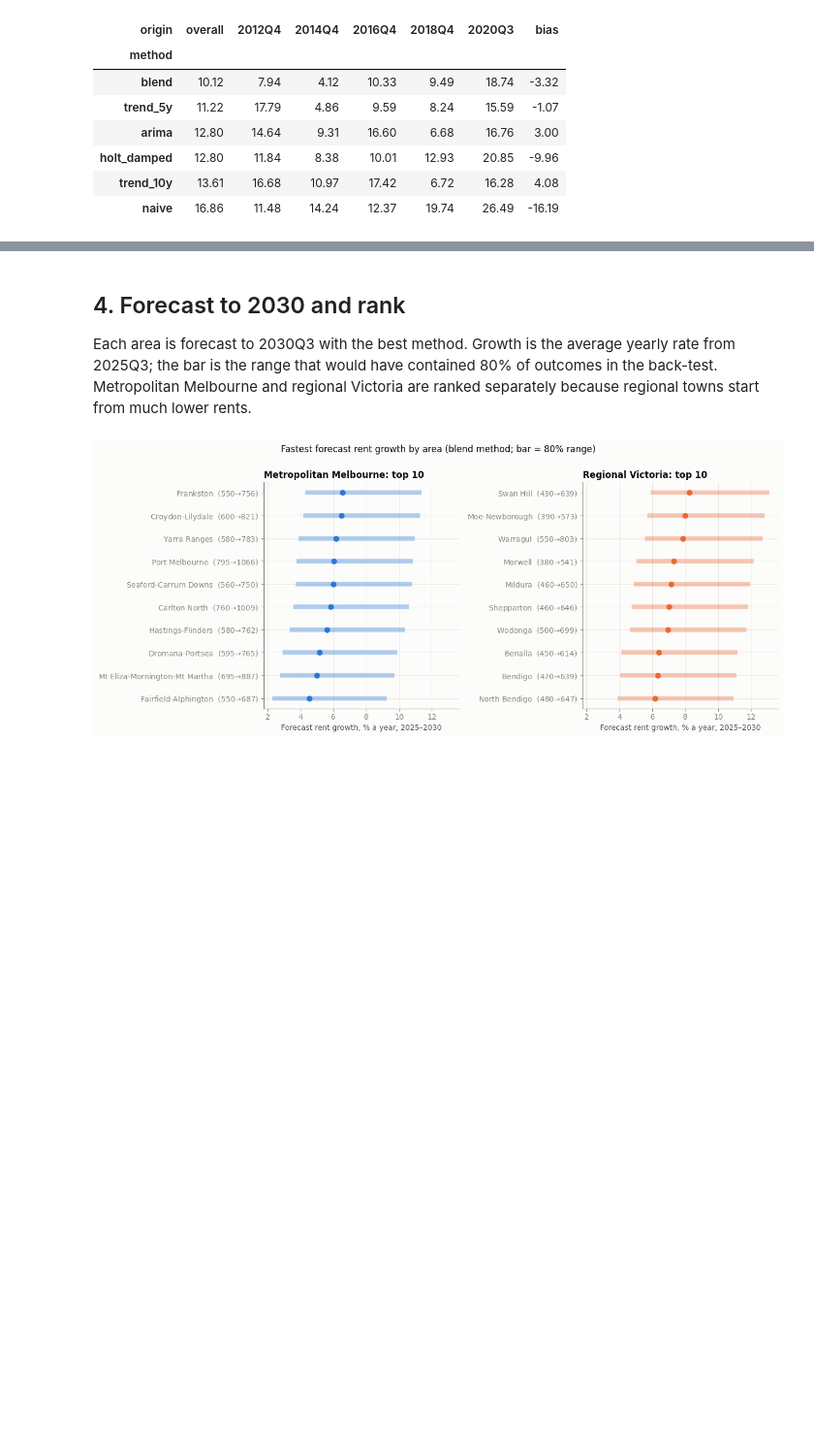
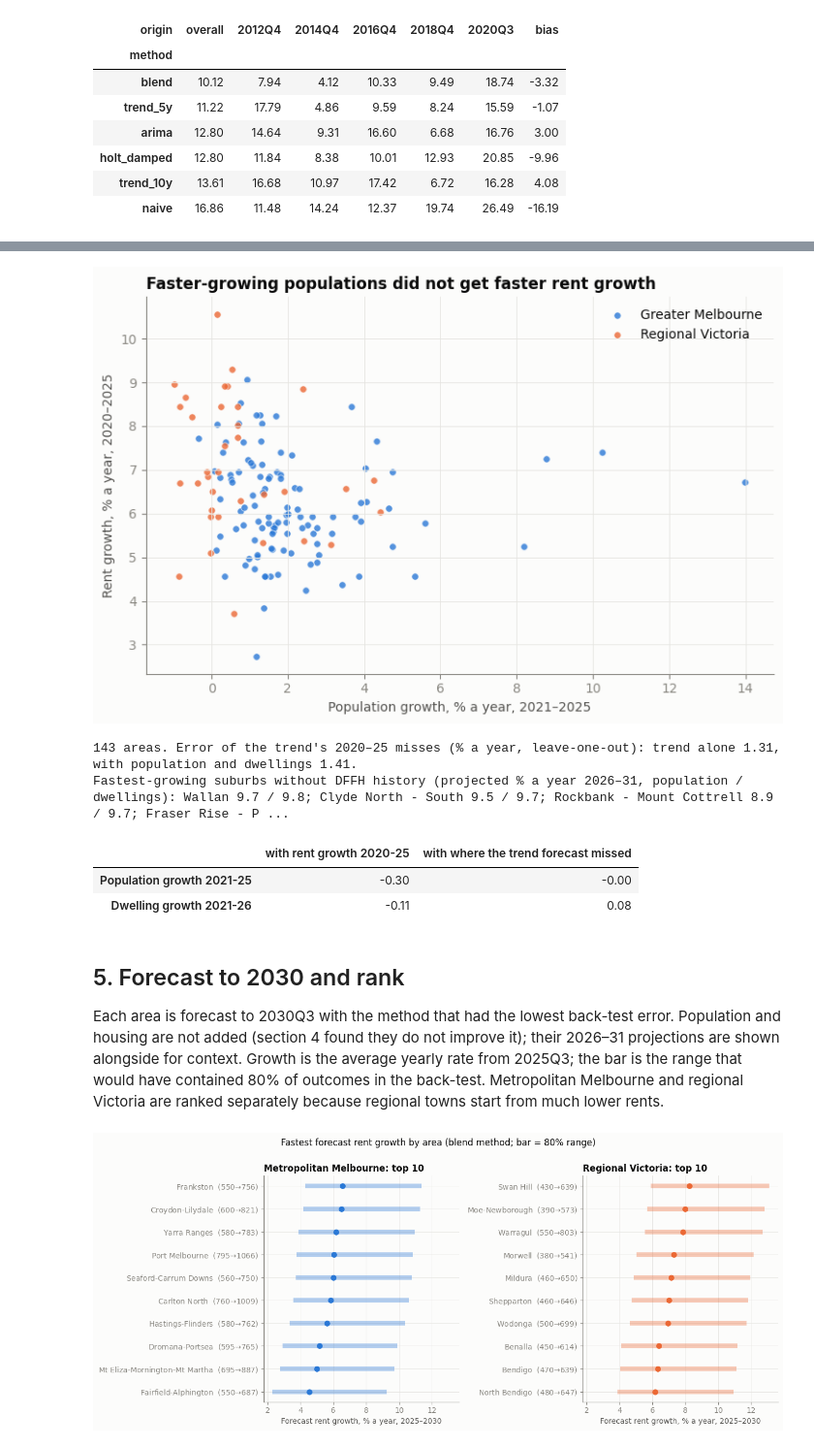
Before and after one commit to mdharmawan19/industry-project-group-55, a Jupyter notebook: notebooks/03_dffh_panel.ipynb, the cells around one changed output, grey strips where cells are left out. Shown at 97% size. Cells and saved outputs as stored; diff of their text form; code cells hidden in the pictures; blank space fills up the shorter version.

Commit message:
Q2: what-if rental income section; population/housing wording

```diff
--- a/notebooks/03_dffh_panel.ipynb
+++ b/notebooks/03_dffh_panel.ipynb
@@ -28,20 +33,27 @@ sys.path.insert(0, str(Path.cwd().parent / "scripts"))
 
 import pandas as pd
 import matplotlib.pyplot as plt
-import config, style, dffh, forecast as F
+import config, style, dffh, vif, drivers as D, forecast as F
 import listings as L
 style.apply()
 
-# DFFH rent history by area, and which suburbs make up each area
+# Rent history by DFFH area, and which suburbs make up each area
 panel = dffh.load_dffh_workbook(config.DFFH_SUBURB_XLSX)
 postcodes = pd.concat([pd.read_csv(config.POSTCODES), dffh.MISSING_POSTCODES], ignore_index=True)
 crosswalk = dffh.build_area_suburb_crosswalk(panel["area"].unique(), postcodes,
                                              L.load_listings()["suburb_key"].dropna())
 growth = dffh.yoy_growth(panel)
 
+# Population (ABS + Victoria in Future) and dwellings (Victoria in Future) per DFFH area, via suburbs -> SA2
+suburb_sa2 = pd.read_csv(config.CURATED / "suburb_sa2_crosswalk.csv", dtype={"SA2_CODE21": str})
+sa2 = D.sa2_table(pd.read_csv(config.CURATED / "sa2_features.csv", dtype={"SA2_CODE21": str}),
+                  vif.load_vif_sa2(config.VIF_SA2))
+area_pop = D.area_growth(crosswalk, suburb_sa2, sa2)
+
 panel.to_parquet(config.DFFH_PANEL, index=False)
 crosswalk.to_csv(config.DFFH_CROSSWALK, index=False)
 growth.to_parquet(config.DFFH_YOY, index=False)
 print(f"{panel['area'].nunique()} areas, {panel['quarter'].min()}–{panel['quarter'].max()}; "
-      f"{crosswalk['suburb_key'].notna().sum()} of {len(crosswalk)} suburbs linked to our listings")
+      f"{crosswalk['suburb_key'].notna().sum()} of {len(crosswalk)} suburbs linked to our listings; "
+      f"population and housing for {len(area_pop)} areas")
 # %% [output]
@@ -118,7 +142,40 @@ scores
+# %%
+pop_rent = area_pop.join(D.rent_growth(panel)).join(F.forecast_areas(panel, BEST)
+                                                    .drop_duplicates("area").set_index("area")["metro"]).dropna()
+fig, ax = plt.subplots(figsize=(7.5, 5))
+for is_metro, colour, name in [(True, style.BLUE, "Greater Melbourne"), (False, style.ORANGE, "Regional Victoria")]:
+    g = pop_rent[pop_rent["metro"] == is_metro]
+    ax.scatter(g["pop_growth_2021_25"], g["rent_growth"], s=28, color=colour, alpha=0.8,
+               edgecolor="white", linewidth=0.5, label=name)
+ax.set_xlabel("Population growth, % a year, 2021–2025")
+ax.set_ylabel("Rent growth, % a year, 2020–2025")
+ax.set_title("Faster-growing populations did not get faster rent growth")
+ax.legend(loc="upper right")
+fig.tight_layout()
+fig.savefig(config.PLOTS / "population_vs_rent_growth.png", dpi=150)
+plt.show()
+
+table, errors, n = D.evidence(area_pop, D.rent_growth(panel), D.trend_miss(bt, BEST))
+corridors = D.uncovered_sa2_growth(sa2, suburb_sa2, crosswalk).head(5)
+print(f"{n} areas. Error of the trend's 2020–25 misses (% a year, leave-one-out): "
+      f"trend alone {errors['trend alone']:.2f}, with population and dwellings "
+      f"{errors['trend + population + dwellings']:.2f}.")
+print("Fastest-growing suburbs without DFFH history (projected % a year 2026–31, population / dwellings): "
+      + "; ".join(f"{name} {r.pop_growth_2026_31:.1f} / {r.dwelling_growth_2026_31:.1f}" for name, r in corridors.iterrows()))
+table
+# %% [output]
+[figure, added]
+143 areas. Error of the trend's 2020–25 misses (% a year, leave-one-out): trend alone 1.31, with population and dwellings 1.41.
+Fastest-growing suburbs without DFFH history (projected % a year 2026–31, population / dwellings): Wallan 9.7 / 9.8; Clyde North - South 9.5 / 9.7; Rockbank - Mount Cottrell 8.9 / 9.7; Fraser Rise - P ...
+|  | with rent growth 2020-25 | with where the trend forecast missed |
+| Population growth 2021-25 | -0.30 | -0.00 |
+| Dwelling growth 2021-26 | -0.11 | 0.08 |
 # %% [markdown]
-## 4. Forecast to 2030 and rank
+## 5. Forecast to 2030 and rank
 
-Each area is forecast to 2030Q3 with the best method. Growth is the average yearly rate from 2025Q3; the bar is the
-range that would have contained 80% of outcomes in the back-test. Metropolitan Melbourne and regional Victoria are
-ranked separately because regional towns start from much lower rents.
+Each area is forecast to 2030Q3 with the method that had the lowest back-test error. Population and housing are
+not added (section 4 found they do not improve it); their 2026–31 projections are shown alongside for context.
+Growth is the average yearly rate from 2025Q3; the bar is the range that would have contained 80% of outcomes in
+the back-test. Metropolitan Melbourne and regional Victoria are ranked separately because regional towns start from
+much lower rents.
 # %%
```
Also changed, not shown: parts of 8 cells of this notebook, 2 other files.
